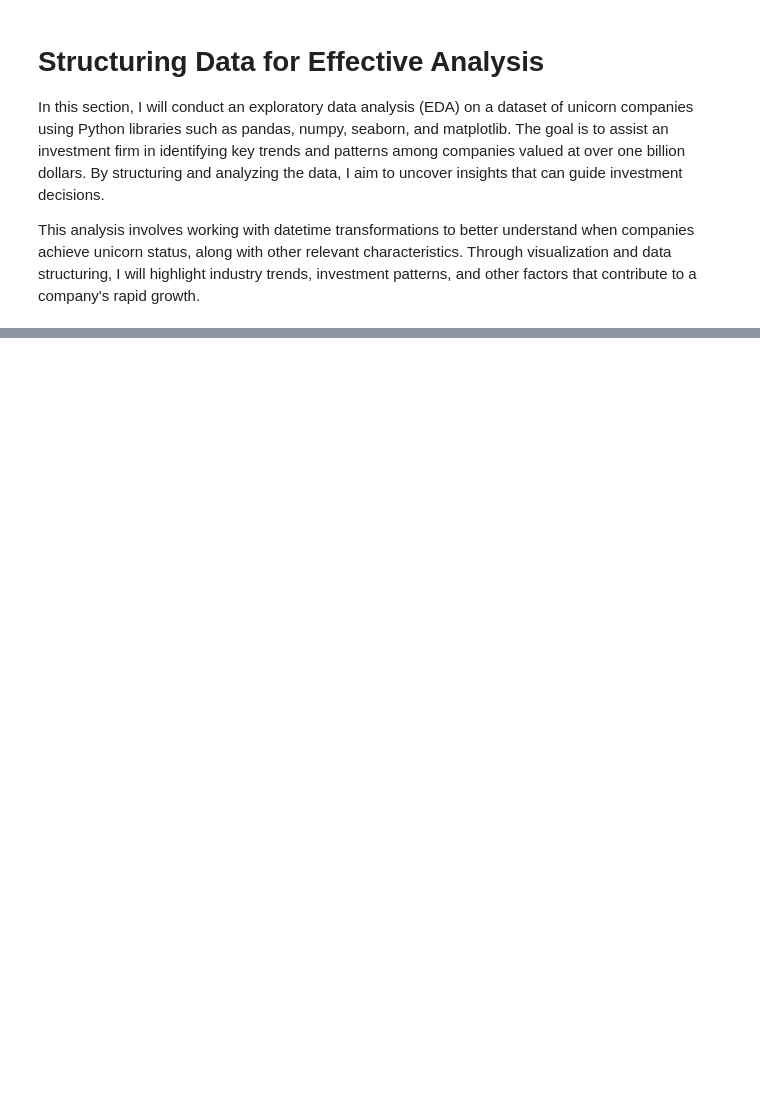
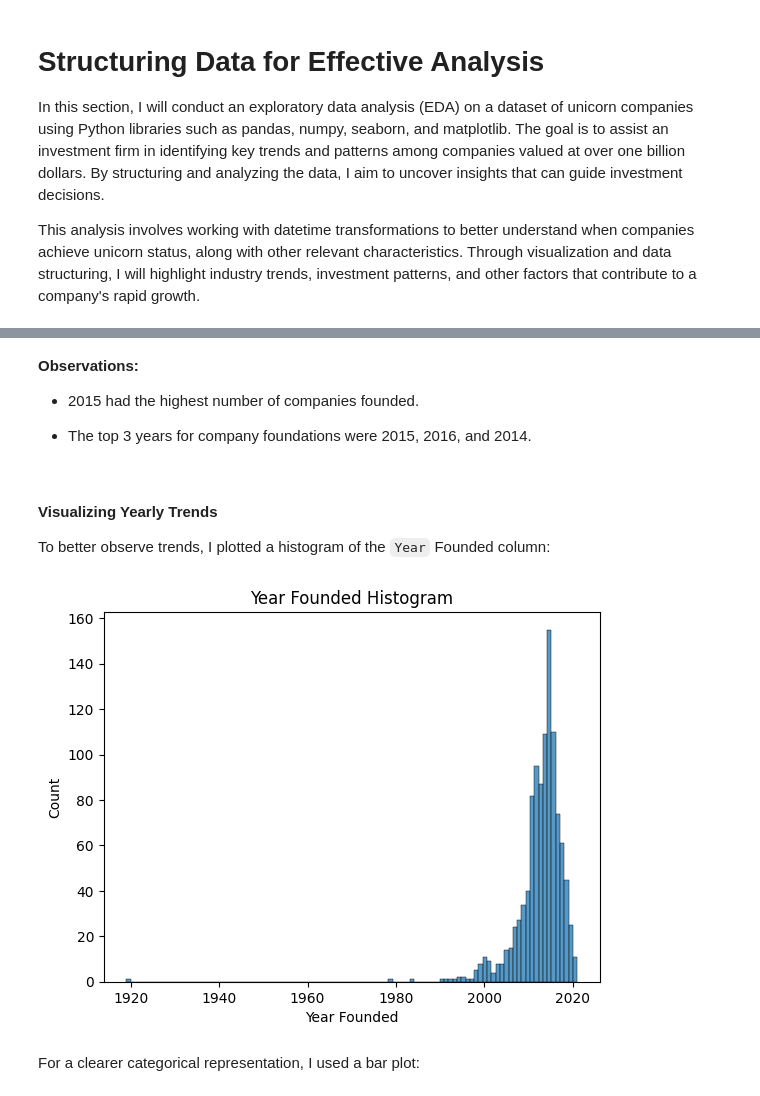
Before and after one commit to Cyberoctane29/Unicorn-Companies-Analysis, a Jupyter notebook: Unicorn_Companies_Analysis.ipynb, the cells around one changed output, grey strips where cells are left out. Saved outputs shown, nothing was run; the diff lists cells and outputs as text; code cells hidden in the pictures; blank space fills up the shorter version.

```diff
--- a/Unicorn_Companies_Analysis.ipynb
+++ b/Unicorn_Companies_Analysis.ipynb
@@ -310,0 +394,17 @@ This analysis involves working with datetime transformations to better understan
+# %% [markdown]
+**Observations:**
+
+- 2015 had the highest number of companies founded.
+
+- The top 3 years for company foundations were 2015, 2016, and 2014.
+# %% [markdown]
+#### Visualizing Yearly Trends
+
+To better observe trends, I plotted a histogram of the `Year` Founded column:
+# %%
+sns.histplot(data=companies, x='Year Founded')
+plt.title('Year Founded Histogram');
+# %% [output]
+[figure, added]
+# %% [markdown]
+For a clearer categorical representation, I used a bar plot:
```
Also changed, not shown: parts of 55 cells of this notebook.
